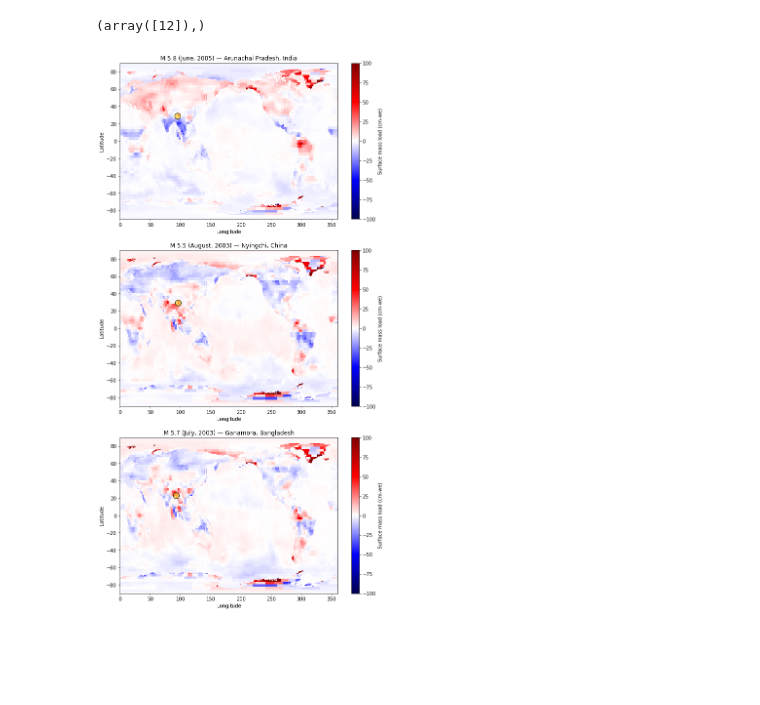
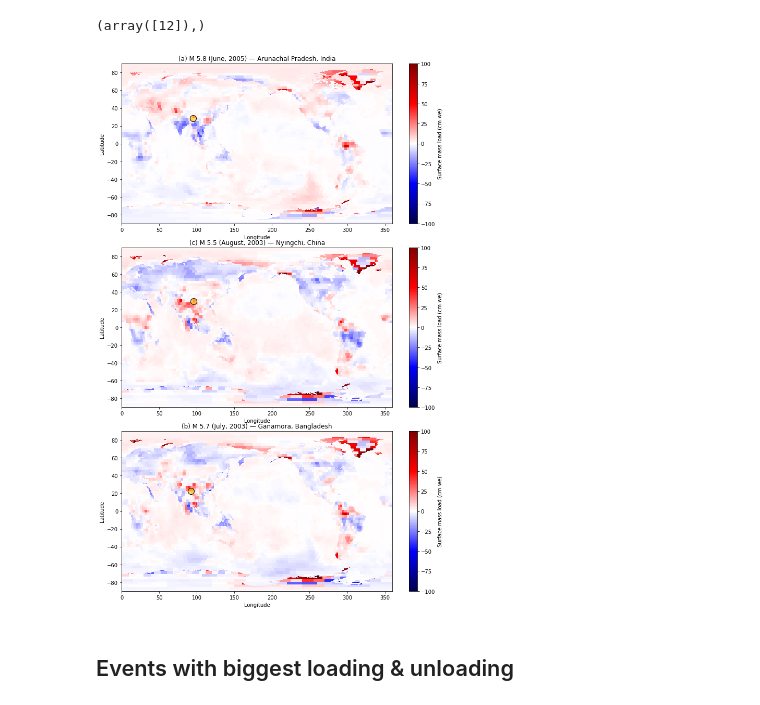
Before and after one commit to amandasyamsul/SLIQ, a Jupyter notebook: plot-grace-snapshots.ipynb, the cells around one changed output. Drawn from its saved outputs; the diff is of its cells as text; code cells hidden in the pictures; blank space fills up the shorter version.

Commit message:
updated and fixed plots

```diff
--- a/plot-grace-snapshots.ipynb
+++ b/plot-grace-snapshots.ipynb
@@ -19,6 +19,7 @@ ds = xr.open_dataset(dataset_path + "GRCTellus.JPL.200204_202201.GLO.RL06M.MSCNv
 ERROR 1: PROJ: proj_create_from_database: Open of /home/amand4/anaconda3/envs/syamsul_2023/share/proj failed
 # %%
 def grace_snapshot(lat,lon,title,snapshot,ax):
+    fig.tight_layout()
     ax.plot(lon,lat,'o', c='gold', alpha=0.5, markersize=12)
     ax.plot(lon,lat,'o', markeredgecolor='k',markerfacecolor='None',markersize=12)
     c=ax.pcolormesh(ds.lon,ds.lat,snapshot,vmin=-100,vmax=100,cmap='seismic')
@@ -77,5 +75,6 @@ Data variables:
 # %%
 index = np.where(dataset == np.datetime64('2005-06-16T00:00:00.000000000'))
 print(index)
+snapshot1 = ds.lwe_thickness.to_numpy()[index,:,:].squeeze()
 # %% [output]
 (array([35]),)
@@ -86,5 +81,3 @@ numpy.datetime64('2005-05-16T12:00:00.000000000')
-# %%
-snapshot1 = ds.lwe_thickness.to_numpy()[34,:,:].squeeze()
 # %%
 '''
 Event 2 with cp = 11.91
@@ -150,8 +141,10 @@ snapshot3 = ds.lwe_thickness.to_numpy()[index,:,:].squeeze()
 # %%
-fig,((ax1),(ax2),(ax3)) = plt.subplots(3,1, figsize=(10,20))
-
-grace_snapshot(28.8810,94.6260,'M 5.8 (June, 2005) — Arunachal Pradesh, India',snapshot1,ax1)
-grace_snapshot(22.8540,92.3060,'M 5.7 (July, 2003) — Ganamora, Bangladesh',snapshot3,ax3)
-grace_snapshot(29.5730,95.6050,'M 5.5 (August, 2003) — Nyingchi, China',snapshot2, ax2)
+fig,((ax1),(ax2),(ax3)) = plt.subplots(3,1, figsize=(10,15))
+plt.tight_layout()
+grace_snapshot(28.8810,94.6260,'(a) M 5.8 (June, 2005) — Arunachal Pradesh, India',snapshot1,ax1)
+grace_snapshot(22.8540,92.3060,'(b) M 5.7 (July, 2003) — Ganamora, Bangladesh',snapshot3,ax3)
+grace_snapshot(29.5730,95.6050,'(c) M 5.5 (August, 2003) — Nyingchi, China',snapshot2, ax2)
 # %% [output]
-[figure, old version]
+[figure, new version]
+# %% [markdown]
+## Events with biggest loading & unloading
```
Also changed, not shown: parts of 20 cells of this notebook.
